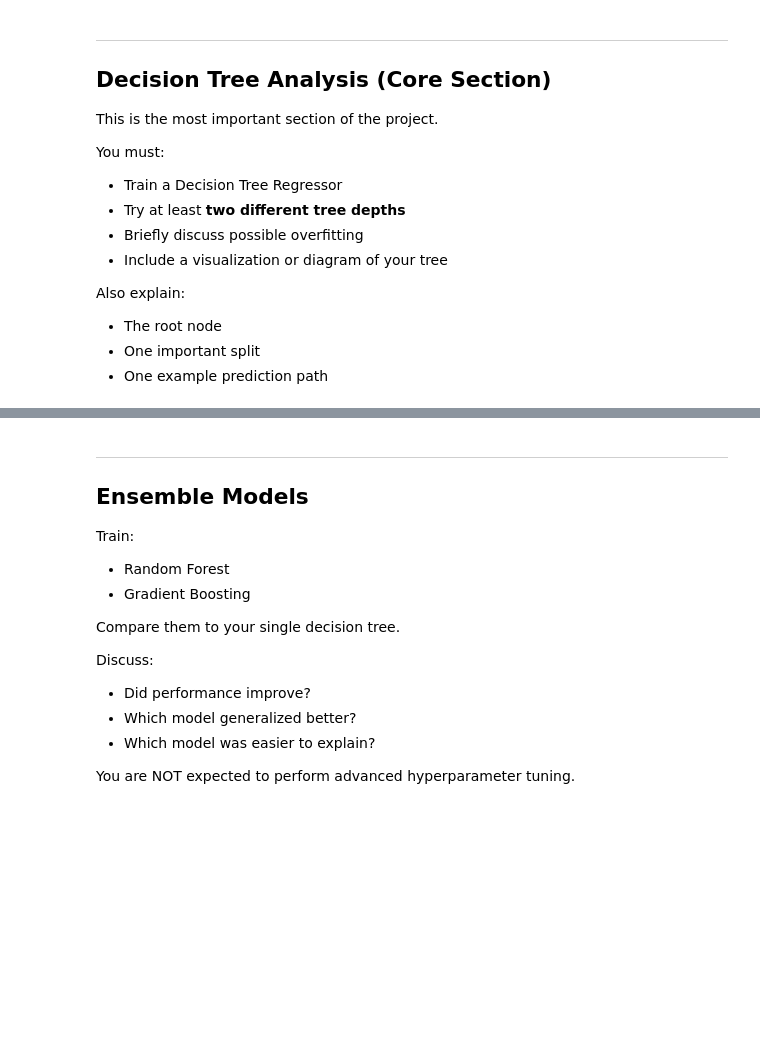
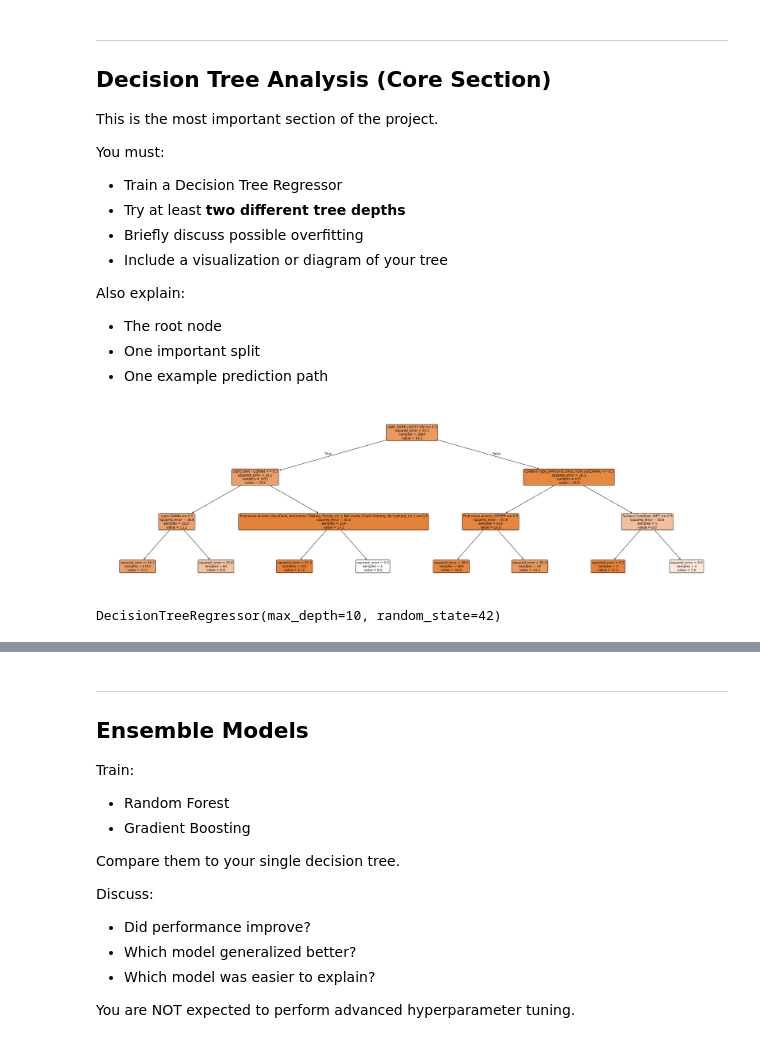
Before and after one commit to Nikolai-N484/Data201_NikolaiN, a Jupyter notebook: Project3/Nikolai_Navarro_Project3_Week14.ipynb, the cells around one changed output, grey strips where cells are left out. Drawn from its saved outputs; the diff is of its cells as text; code cells hidden in the pictures; blank space fills up the shorter version.

```diff
--- a/Project3/Nikolai_Navarro_Project3_Week14.ipynb
+++ b/Project3/Nikolai_Navarro_Project3_Week14.ipynb
@@ -128,0 +144,10 @@ After cleaning the data set to remove any NA's, selecting certain variables, cre
+# %%
+X = df[predictor_cols]
+y = df["Crash_Hour"]
+
+X_encoded = pd.get_dummies(X, columns = predictor_cols, drop_first=True)
+
+X_train, X_test, y_train, y_test = train_test_split(X_encoded, y, test_size = 0.2, random_state = 42)
+
+print(f"Features shape: {X_encoded.shape}")
+print(f"Target rows: {len(y)}")
@@ -156,3 +209,19 @@ Also explain:
 - The root node
 - One important split
 - One example prediction path
+# %%
+dt_model1 = DecisionTreeRegressor(max_depth = 3, random_state = 42)
+
+dt_model1.fit(X_train, y_train)
+
+plt.figure(figsize = (35, 10))
+plot_tree(dt_model1, filled = True, feature_names = list(X_train.columns), max_depth = 3, rounded = True, fontsize = 10, precision = 1)
+plt.show()
+# %% [output]
+[figure, added]
+# %%
+dt_model2 = DecisionTreeRegressor(max_depth = 10, random_state = 42)
+
+dt_model2.fit(X_train, y_train)
+# %% [output]
+DecisionTreeRegressor(max_depth=10, random_state=42)
```
Also changed, not shown: parts of 14 cells of this notebook.
